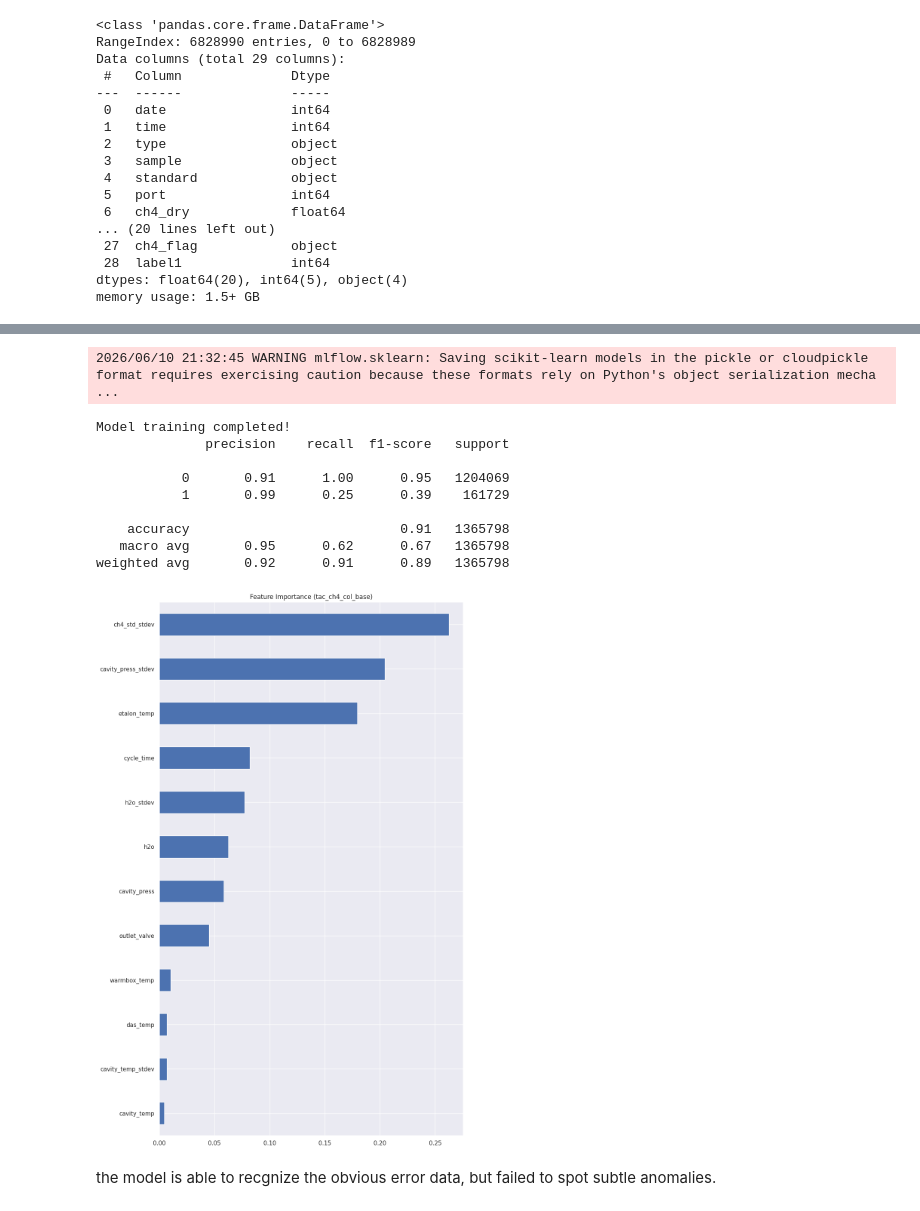
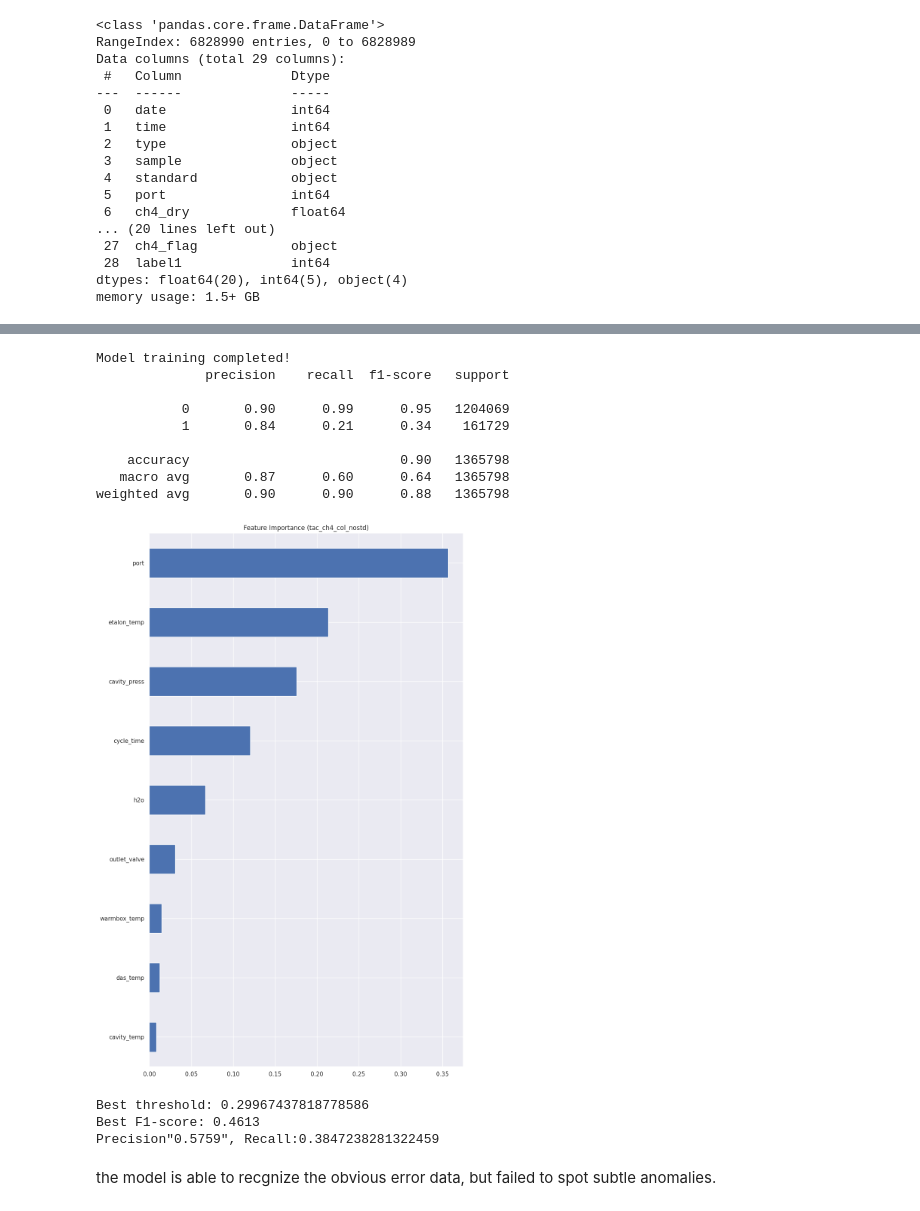
Before and after one commit to mcodcatyu/research_project, a Jupyter notebook: notebooks/tac_parque_eda.ipynb, the cells around one changed output, grey strips where cells are left out. Drawn from its saved outputs; the diff is of its cells as text; code cells hidden in the pictures.

Commit message:
tac ml_v2 + mhd_rolling visualization

```diff
--- a/notebooks/tac_parque_eda.ipynb
+++ b/notebooks/tac_parque_eda.ipynb
@@ -374,6 +371,20 @@ Data columns (total 29 columns):
  28  label1              int64
 dtypes: float64(20), int64(5), object(4)
 memory usage: 1.5+ GB
+# %%
+from sklearn.metrics import precision_recall_curve
+def best_threshold(X_test, model, y_test):
+    y_proba = model.predict_proba(X_test)[:, 1]
+    precisions, recalls, thresholds = precision_recall_curve(y_test, y_proba)
+
+    f1_scores = 2 * (precisions *recalls) / (precisions + recalls+ 1e-7) # 1e-7 to prevent Nan
+
+    best_idx = np.argmax(f1_scores[:-1])
+    best_thres = thresholds[best_idx]
+    return best_thres, f1_scores[best_idx], precisions[best_idx], recalls[best_idx]
+    #print(f"Best threshold: {best_threshold}")
+    #print(f"Best F1-score: {f1_scores[best_idx]:.4f}")
+    #print(f'Precision"{precisions[best_idx]:.4f}", Recall:{recalls[best_idx]}')
 # %%
 col_base=[
     # instrument state
@@ -387,7 +398,22 @@ col_base=[
     #process
     'outlet_valve', 'cycle_time'
 ]
+# without std
+col_nostd=[
+    'port',
+    # instrument state
+    'cavity_temp', 'cavity_press', 'das_temp',
+    'etalon_temp', 'warmbox_temp',
+    # std
+    #'ch4_std_stdev', 'h2o_stdev',
+    #'cavity_press_stdev', 'cavity_temp_stdev',
+    #h2o
+    'h2o',
+    #process
+    'outlet_valve', 'cycle_time'
+]
 # %%
 feature_experiments = {
-    'col_base': col_base
+    #'col_base': col_base
+    'col_nostd': col_nostd
 }
@@ -413,4 +441,8 @@ for f, i  in feature_experiments.items() :
         feature_names=feature_cols,
         experiment_run_name=f'tac_ch4_{f}',n_estimators=200, max_depth=12, n_jobs=-1
     )
+    best_threshold, best_f1, best_prec, best_rec = best_threshold(X_test, model, y_test)
+    print(f"Best threshold: {best_threshold}")
+    print(f"Best F1-score: {best_f1:.4f}")
+    print(f'Precision"{best_prec:.4f}", Recall:{best_rec}')
 # %% [output]
@@ -419,14 +451,16 @@ Model training...
-2026/06/10 21:32:45 WARNING mlflow.sklearn: Saving scikit-learn models in the pickle or cloudpickle format requires exercising caution because these formats rely on Python's object serialization mecha ...
+Model training completed!
+              precision    recall  f1-score   support
+
+           0       0.90      0.99      0.95   1204069
+           1       0.84      0.21      0.34    161729
+
+    accuracy                           0.90   1365798
+   macro avg       0.87      0.60      0.64   1365798
+weighted avg       0.90      0.90      0.88   1365798
+[figure, new version]
-Model training completed!
-              precision    recall  f1-score   support
-
-           0       0.91      1.00      0.95   1204069
-           1       0.99      0.25      0.39    161729
-
-    accuracy                           0.91   1365798
-   macro avg       0.95      0.62      0.67   1365798
-weighted avg       0.92      0.91      0.89   1365798
+Best threshold: 0.29967437818778586
+Best F1-score: 0.4613
+Precision"0.5759", Recall:0.3847238281322459
-[figure, old version]
 # %% [markdown]
 the model is able to recgnize the obvious error data, but failed to spot subtle anomalies.
 # %%
```
Also changed, not shown: parts of 5 cells of this notebook, 2 other files.
